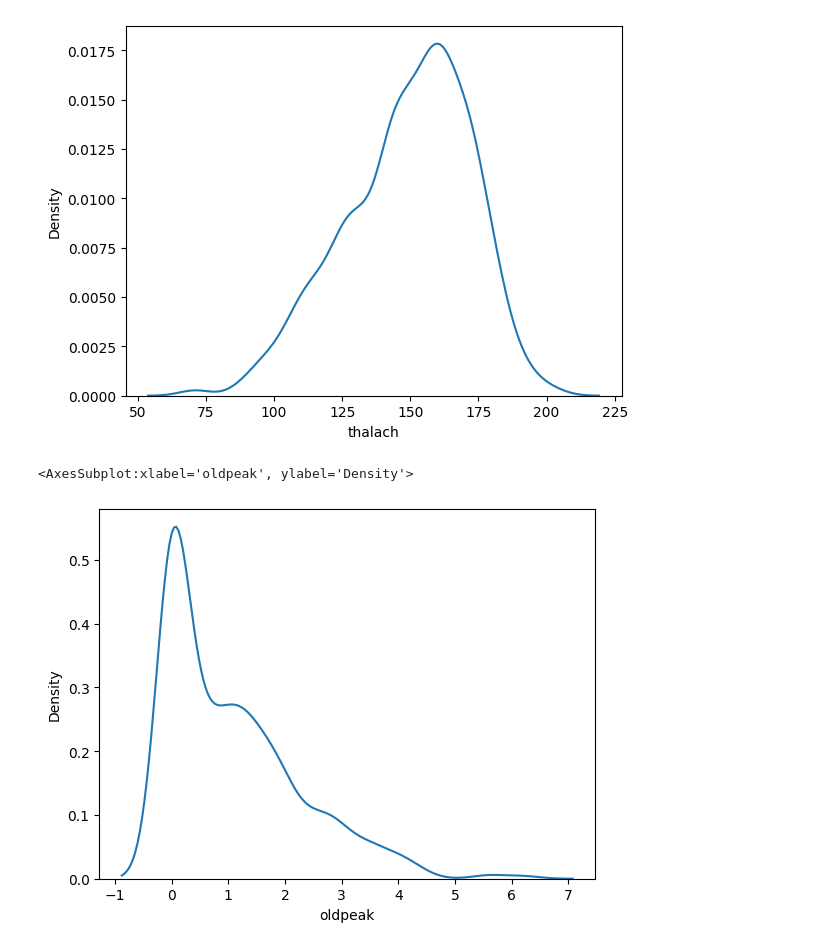
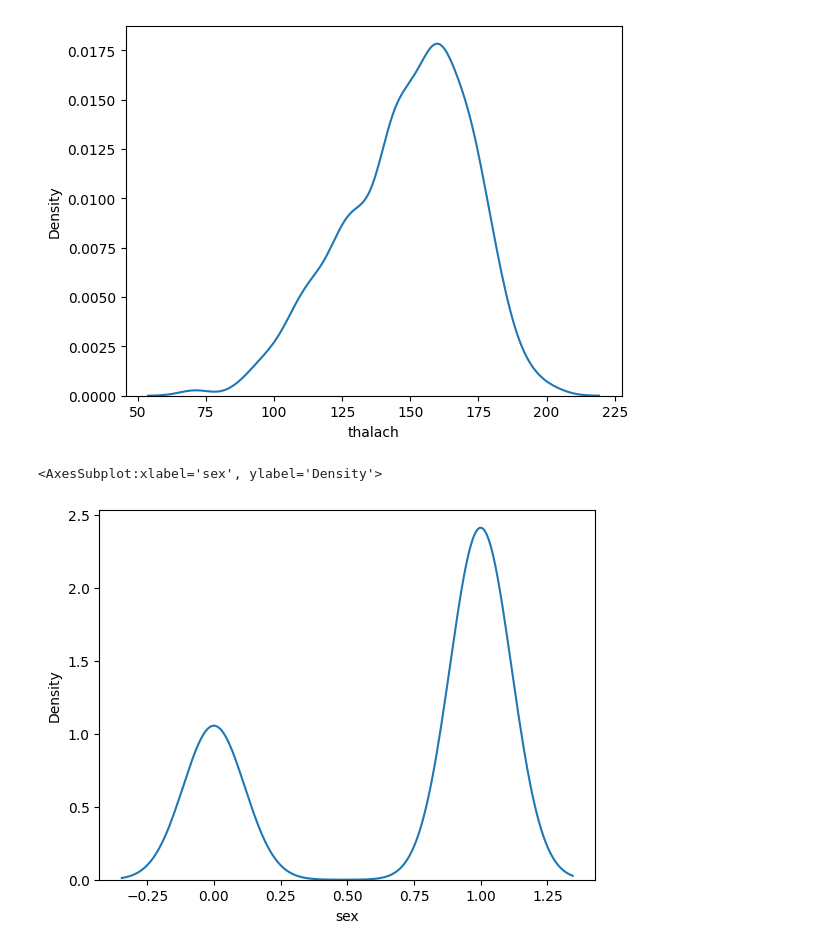
Before and after one commit to deepshikha-s/EC-422_Project, a Jupyter notebook: Exploratory Data Analysis.ipynb, the cells around one changed output. Cells and saved outputs as stored; diff of their text form; code cells hidden in the pictures.

```diff
--- a/Exploratory Data Analysis.ipynb
+++ b/Exploratory Data Analysis.ipynb
@@ -100,7 +100,7 @@ sns.kdeplot(df['thalach'])
 <AxesSubplot:xlabel='thalach', ylabel='Density'>
 [figure]
 # %%
-sns.kdeplot(df['oldpeak'])
+sns.kdeplot(df['sex'])
 # %% [output]
-<AxesSubplot:xlabel='oldpeak', ylabel='Density'>
+<AxesSubplot:xlabel='sex', ylabel='Density'>
-[figure, old version]
+[figure, new version]
```
Also changed, not shown: parts of 7 cells of this notebook.
